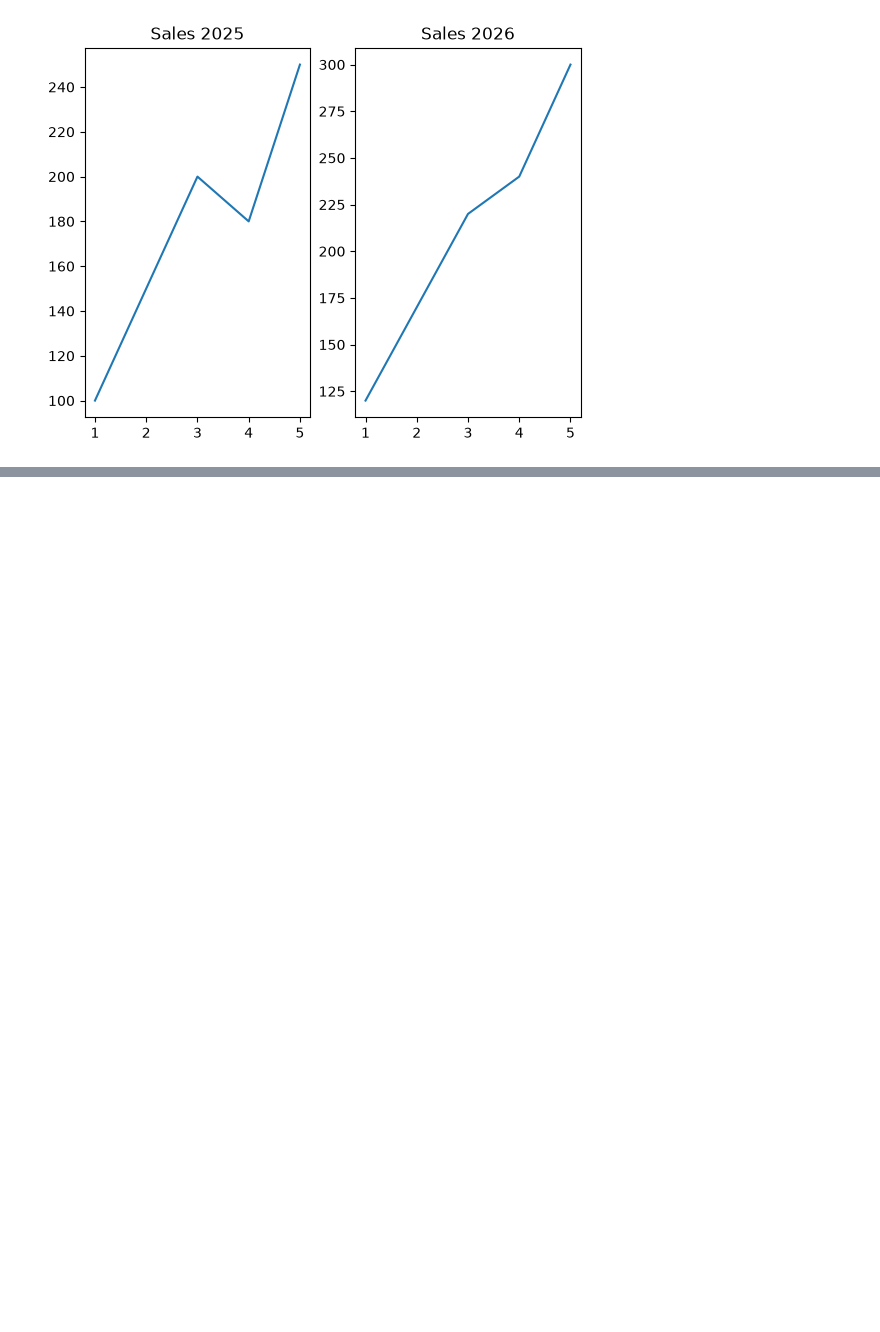
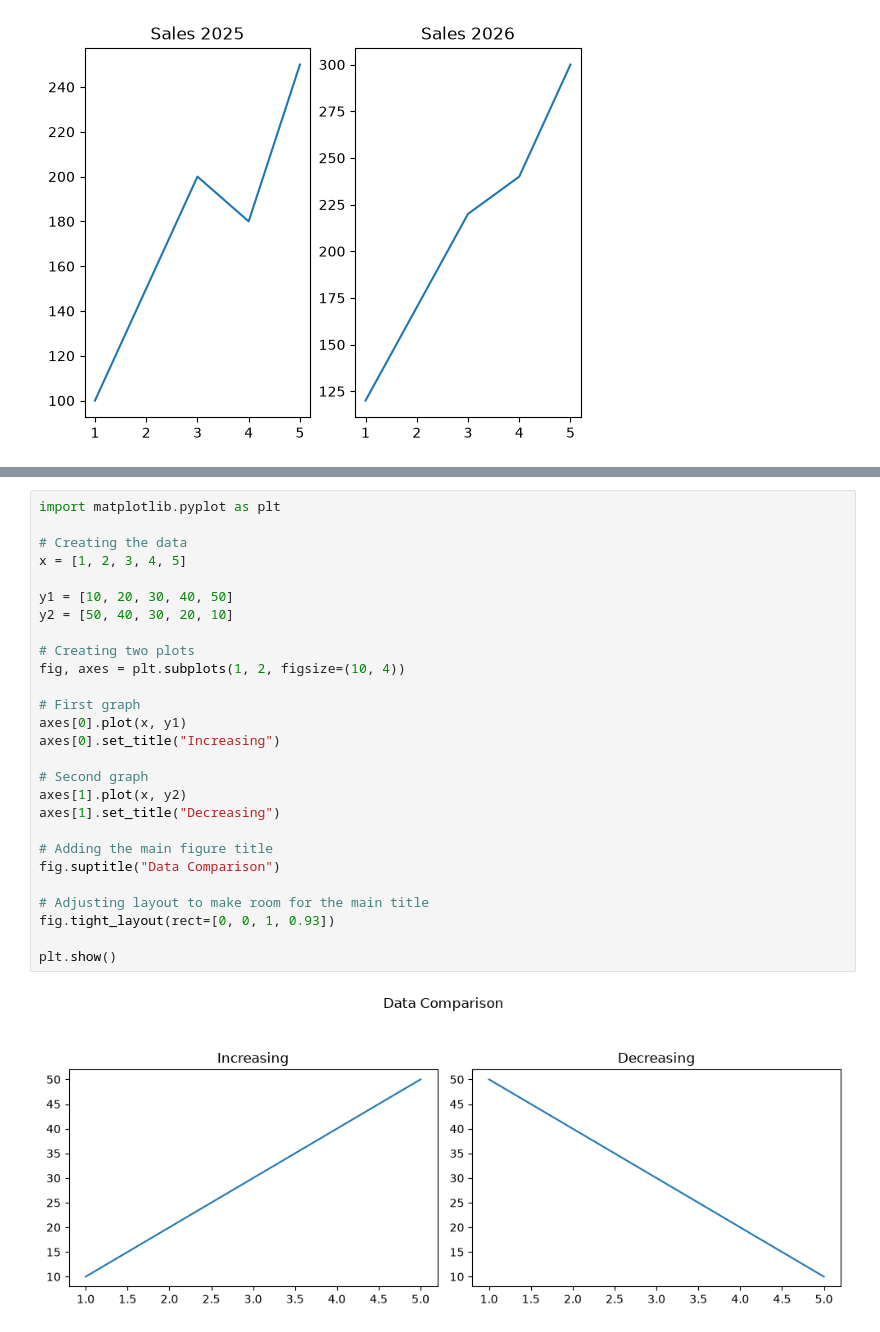
Before and after one commit to yashvardhansingh442-dev/python-deep-dive, a Jupyter notebook: learning-codes/library/scipy/Plotting-basic.ipynb, the cells around one changed output, grey strips where cells are left out. Drawn from its saved outputs; the diff is of its cells as text; blank space fills up the shorter version.

```diff
--- a/learning-codes/library/scipy/Plotting-basic.ipynb
+++ b/learning-codes/library/scipy/Plotting-basic.ipynb
@@ -591,0 +697,29 @@ plt.show()
+# %%
+import matplotlib.pyplot as plt
+
+# Creating the data
+x = [1, 2, 3, 4, 5]
+
+y1 = [10, 20, 30, 40, 50]
+y2 = [50, 40, 30, 20, 10]
+
+# Creating two plots
+fig, axes = plt.subplots(1, 2, figsize=(10, 4))
+
+# First graph
+axes[0].plot(x, y1)
+axes[0].set_title("Increasing")
+
+# Second graph
+axes[1].plot(x, y2)
+axes[1].set_title("Decreasing")
+
+# Adding the main figure title
+fig.suptitle("Data Comparison")
+
+# Adjusting layout to make room for the main title
+fig.tight_layout(rect=[0, 0, 1, 0.93])
+
+plt.show()
+# %% [output]
+[figure, added]
```
Also changed, not shown: parts of 3 cells of this notebook.
